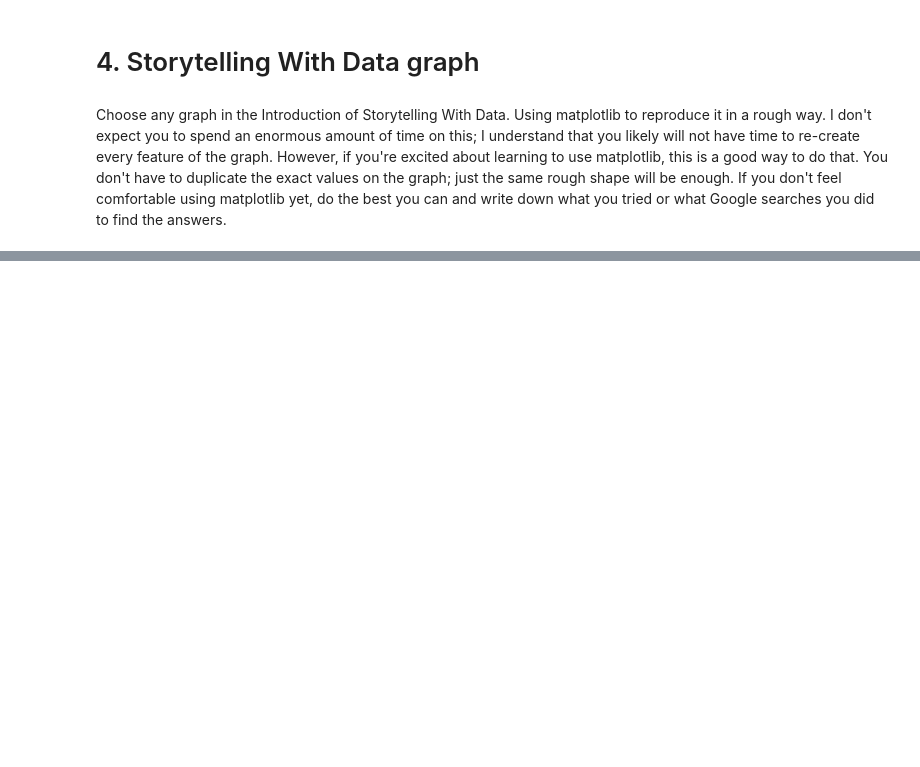
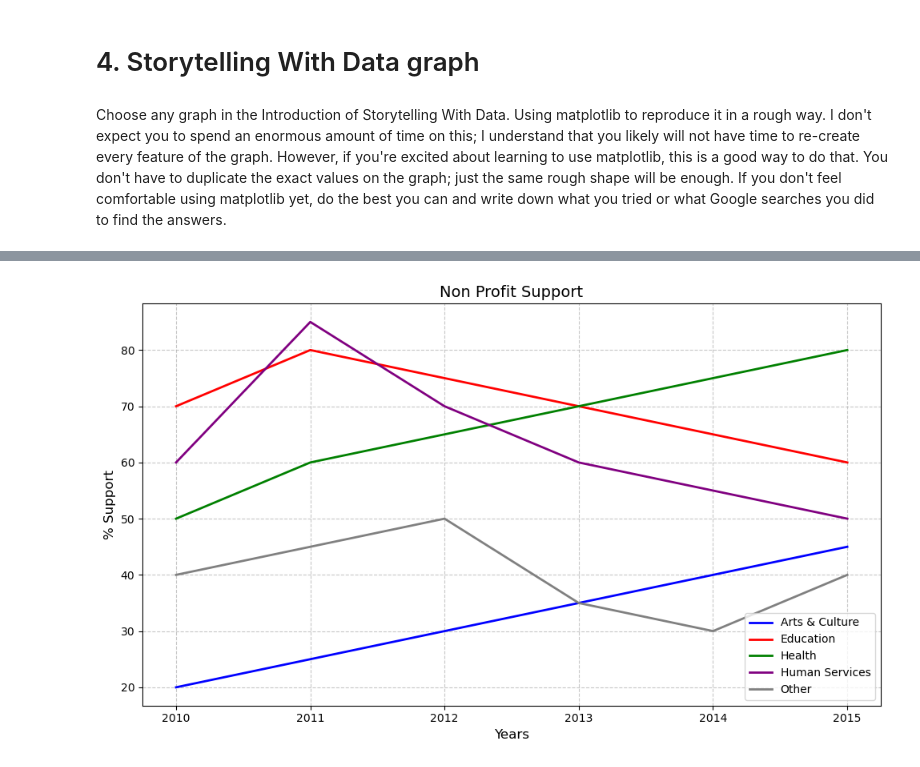
Before and after one commit to tetianakravchuk/AI-for-Leaders, a Jupyter notebook: Week1.ipynb, the cells around one changed output, grey strips where cells are left out. Saved outputs shown, nothing was run; the diff lists cells and outputs as text; code cells hidden in the pictures; blank space fills up the shorter version.

Commit message:
Added new graph

```diff
--- a/Week1.ipynb
+++ b/Week1.ipynb
@@ -620,0 +637,35 @@ Choose any graph in the Introduction of Storytelling With Data.  Using matplotli
+# %%
+import matplotlib.pyplot as plt
+
+# Data for the graph (example data)
+years = [2010, 2011, 2012, 2013, 2014, 2015]
+arts_culture = [20, 25, 30, 35, 40, 45]
+education = [70, 80, 75, 70, 65, 60]
+health = [50, 60, 65, 70, 75, 80]
+human_services = [60, 85, 70, 60, 55, 50]
+other = [40, 45, 50, 35, 30, 40]
+
+# Create the plot
+plt.figure(figsize=(10, 6))
+
+# Plot each category
+plt.plot(years, arts_culture, label="Arts & Culture", color="blue", linewidth=2)
+plt.plot(years, education, label="Education", color="red", linewidth=2)
+plt.plot(years, health, label="Health", color="green", linewidth=2)
+plt.plot(years, human_services, label="Human Services", color="purple", linewidth=2)
+plt.plot(years, other, label="Other", color="gray", linewidth=2)
+
+# Add labels, title, and legend
+plt.xlabel("Years", fontsize=12)
+plt.ylabel("% Support", fontsize=12)
+plt.title("Non Profit Support", fontsize=14)
+plt.legend(loc="best", fontsize=10)
+
+# Add grid for better readability
+plt.grid(True, linestyle="--", alpha=0.7)
+
+# Show the plot
+plt.tight_layout()
+plt.show()
+# %% [output]
+[figure, added]
```
Also changed, not shown: parts of 2 cells of this notebook, 1 other file.
